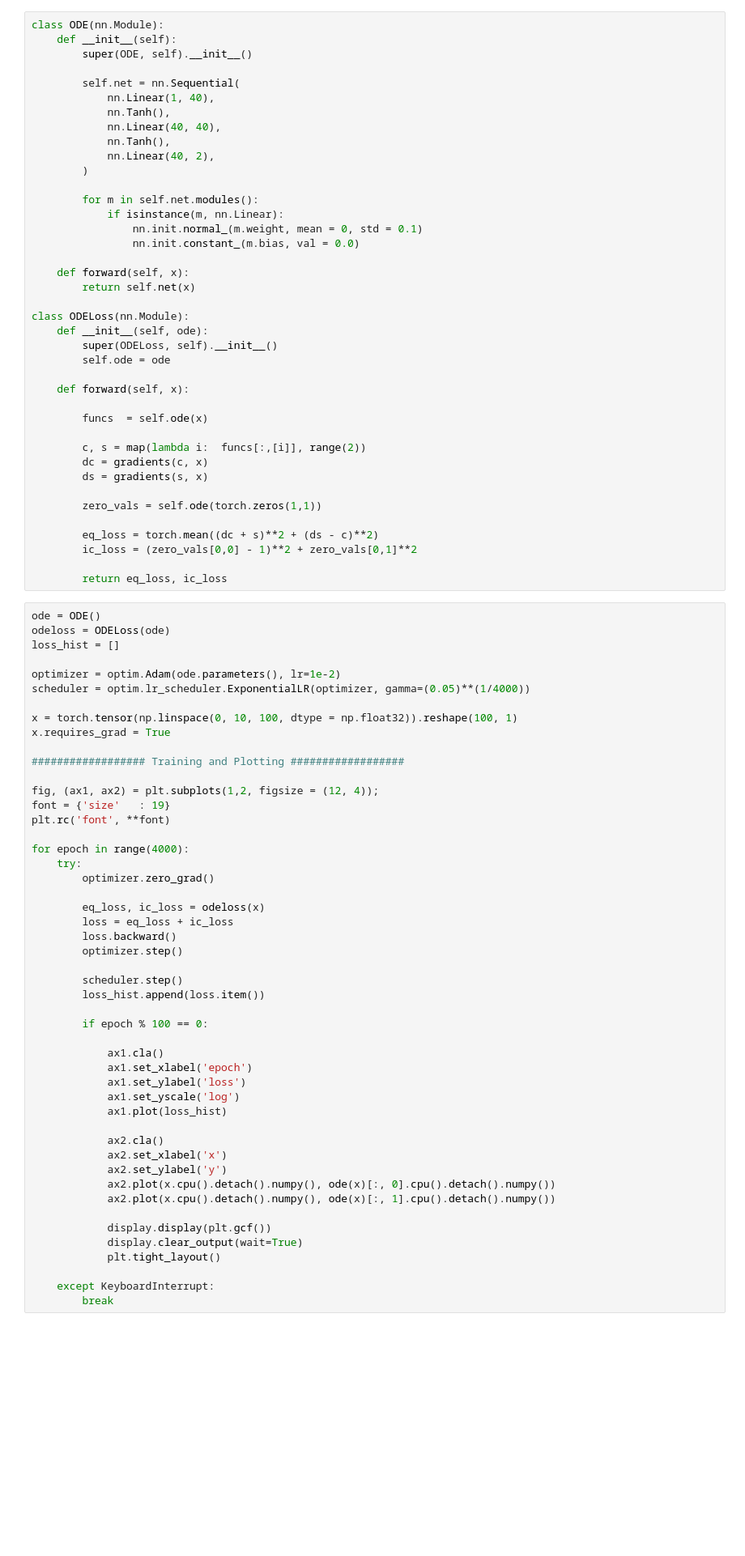
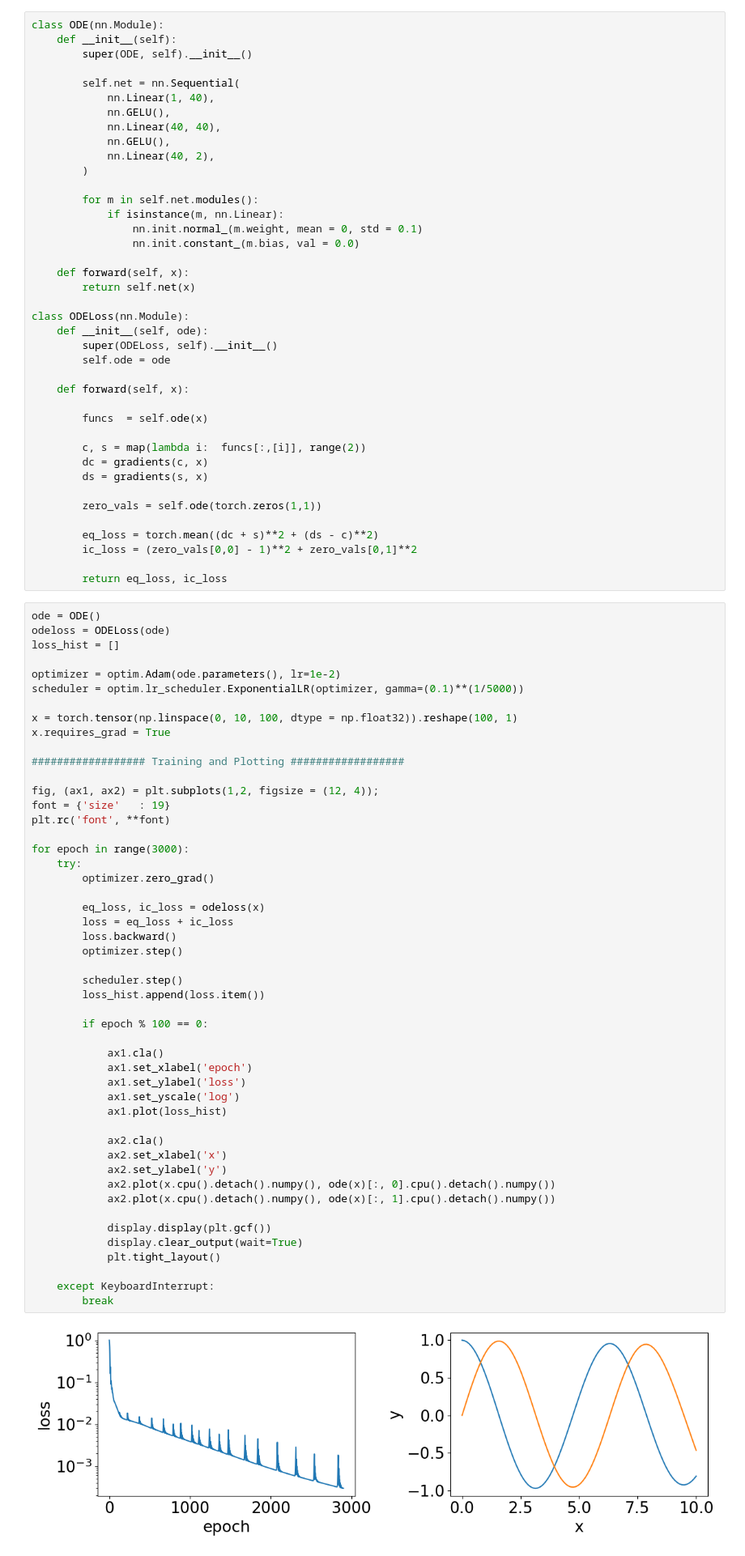
Before and after one commit to raimonluna/MachineLearningForStrongGravity, a Jupyter notebook: Lecture1_Physics_Informed_Neural_Networks.ipynb, the cells around one changed output. Shown at 81% size. Drawn from its saved outputs; the diff is of its cells as text; blank space fills up the shorter version.

```diff
--- a/Lecture1_Physics_Informed_Neural_Networks.ipynb
+++ b/Lecture1_Physics_Informed_Neural_Networks.ipynb
@@ -109,9 +118,9 @@ class ODE(nn.Module):
 
         self.net = nn.Sequential(
             nn.Linear(1, 40),
-            nn.Tanh(),
+            nn.GELU(),
             nn.Linear(40, 40),
-            nn.Tanh(),
+            nn.GELU(),
             nn.Linear(40, 2),
         )
 
@@ -148,7 +157,7 @@ odeloss = ODELoss(ode)
 loss_hist = []
 
 optimizer = optim.Adam(ode.parameters(), lr=1e-2)
-scheduler = optim.lr_scheduler.ExponentialLR(optimizer, gamma=(0.05)**(1/4000))
+scheduler = optim.lr_scheduler.ExponentialLR(optimizer, gamma=(0.1)**(1/5000))
 
 x = torch.tensor(np.linspace(0, 10, 100, dtype = np.float32)).reshape(100, 1)
 x.requires_grad = True
@@ -159,38 +168,40 @@ fig, (ax1, ax2) = plt.subplots(1,2, figsize = (12, 4));
 font = {'size'   : 19}
 plt.rc('font', **font)
 
-for epoch in range(4000):
+for epoch in range(3000):
     try:
         optimizer.zero_grad()
 
         eq_loss, ic_loss = odeloss(x)
         loss = eq_loss + ic_loss
         loss.backward()
         optimizer.step()
 
         scheduler.step()
         loss_hist.append(loss.item())
 
         if epoch % 100 == 0:
 
             ax1.cla()
             ax1.set_xlabel('epoch')
             ax1.set_ylabel('loss')
             ax1.set_yscale('log')
             ax1.plot(loss_hist)
 
             ax2.cla()
             ax2.set_xlabel('x')
             ax2.set_ylabel('y')
             ax2.plot(x.cpu().detach().numpy(), ode(x)[:, 0].cpu().detach().numpy())
             ax2.plot(x.cpu().detach().numpy(), ode(x)[:, 1].cpu().detach().numpy())
 
             display.display(plt.gcf())
             display.clear_output(wait=True)
             plt.tight_layout()
 
     except KeyboardInterrupt:
         break
+# %% [output]
+[figure, added]
 # %% [markdown]
 ## Challenge!
 
```
Also changed, not shown: parts of 26 cells of this notebook, 1 other file.
